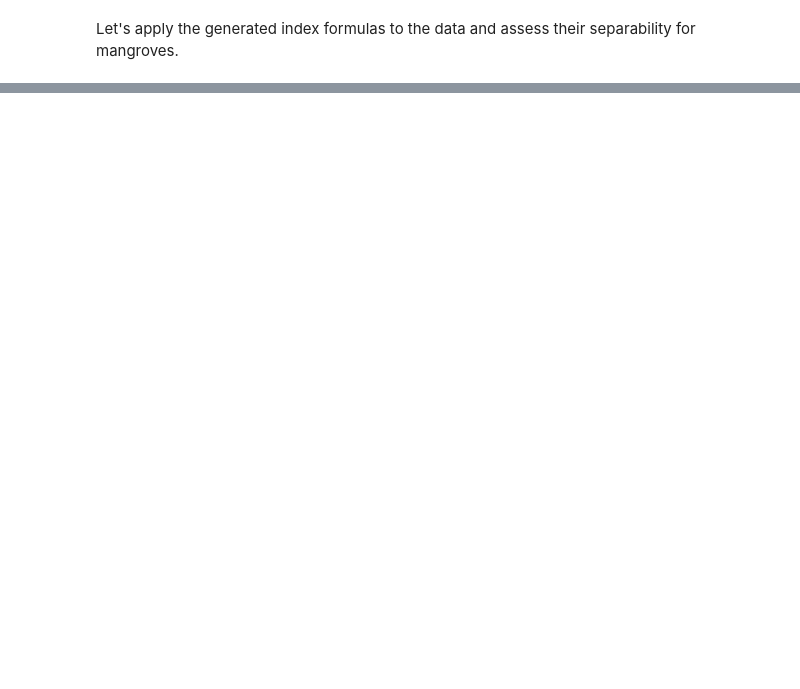
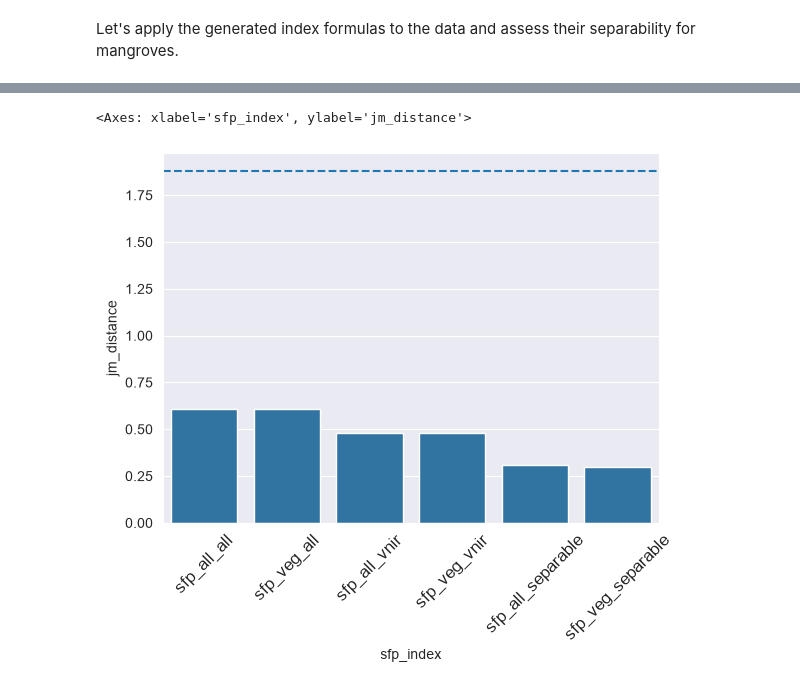
Before and after one commit to jeromemaiquez/gms-ir-mangrove-seagrass-surigao, a Jupyter notebook: main.ipynb, the cells around one changed output, grey strips where cells are left out. Saved outputs shown, nothing was run; the diff lists cells and outputs as text; code cells hidden in the pictures; blank space fills up the shorter version.

```diff
--- a/main.ipynb
+++ b/main.ipynb
@@ -575,0 +710,10 @@ Let's apply the generated index formulas to the data and assess their separabili
+# %%
+df_sfp_separ = validate.get_separability(
+    df_stats=df_sfp_stats,
+    category_column='LCM_CLASS',
+    category_a='Mangrove Forest',
+    category_b='Perennial Crop',
+    band_names=sfp_names
+).rename(columns={'band': 'sfp_index'})
+
+df_sfp_separ
@@ -575,0 +728,10 @@ Let's apply the generated index formulas to the data and assess their separabili
+# %%
+plot.separability_2class(
+    df_sfp_separ,
+    separability_column='jm_distance',
+    band_column='sfp_index',
+    threshold=1.88
+)
+# %% [output]
+<Axes: xlabel='sfp_index', ylabel='jm_distance'>
+[figure, added]
```
Also changed, not shown: parts of 39 cells of this notebook, 3 other files.
